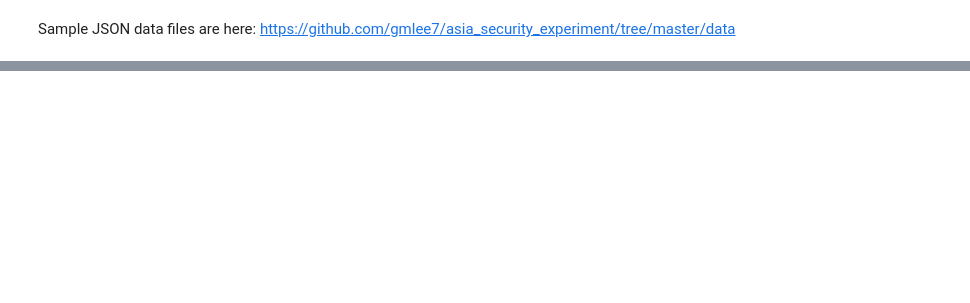
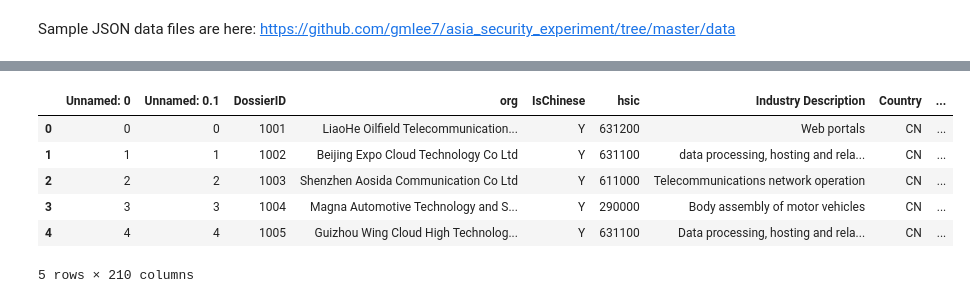
Before and after one commit to gmlee7/asia_security_experiment, a Jupyter notebook: check_randomization_data.ipynb, the cells around one changed output, grey strips where cells are left out. Cells and saved outputs as stored; diff of their text form; code cells hidden in the pictures; blank space fills up the shorter version.

Commit message:
merged data v1 ready

```diff
--- a/check_randomization_data.ipynb
+++ b/check_randomization_data.ipynb
@@ -848,0 +873,10 @@ https://github.com/gmlee7/asia_security_experiment/tree/master/data
+# %%
+new_df.head()
+# %% [output]
+|  | Unnamed: 0 | Unnamed: 0.1 | DossierID | org | IsChinese | hsic | Industry Description | Country | ... |
+| 0 | 0 | 0 | 1001 | LiaoHe Oilfield Telecommunication... | Y | 631200 | Web portals | CN | ... |
+| 1 | 1 | 1 | 1002 | Beijing Expo Cloud Technology Co Ltd | Y | 631100 | data processing, hosting and rela... | CN | ... |
+| 2 | 2 | 2 | 1003 | Shenzhen Aosida Communication Co Ltd | Y | 611000 | Telecommunications network operation | CN | ... |
+| 3 | 3 | 3 | 1004 | Magna Automotive Technology and S... | Y | 290000 | Body assembly of motor vehicles | CN | ... |
+| 4 | 4 | 4 | 1005 | Guizhou Wing Cloud High Technolog... | Y | 631100 | Data processing, hosting and rela... | CN | ... |
+5 rows × 210 columns
```
Also changed, not shown: parts of 4 cells of this notebook, 4 other files.
